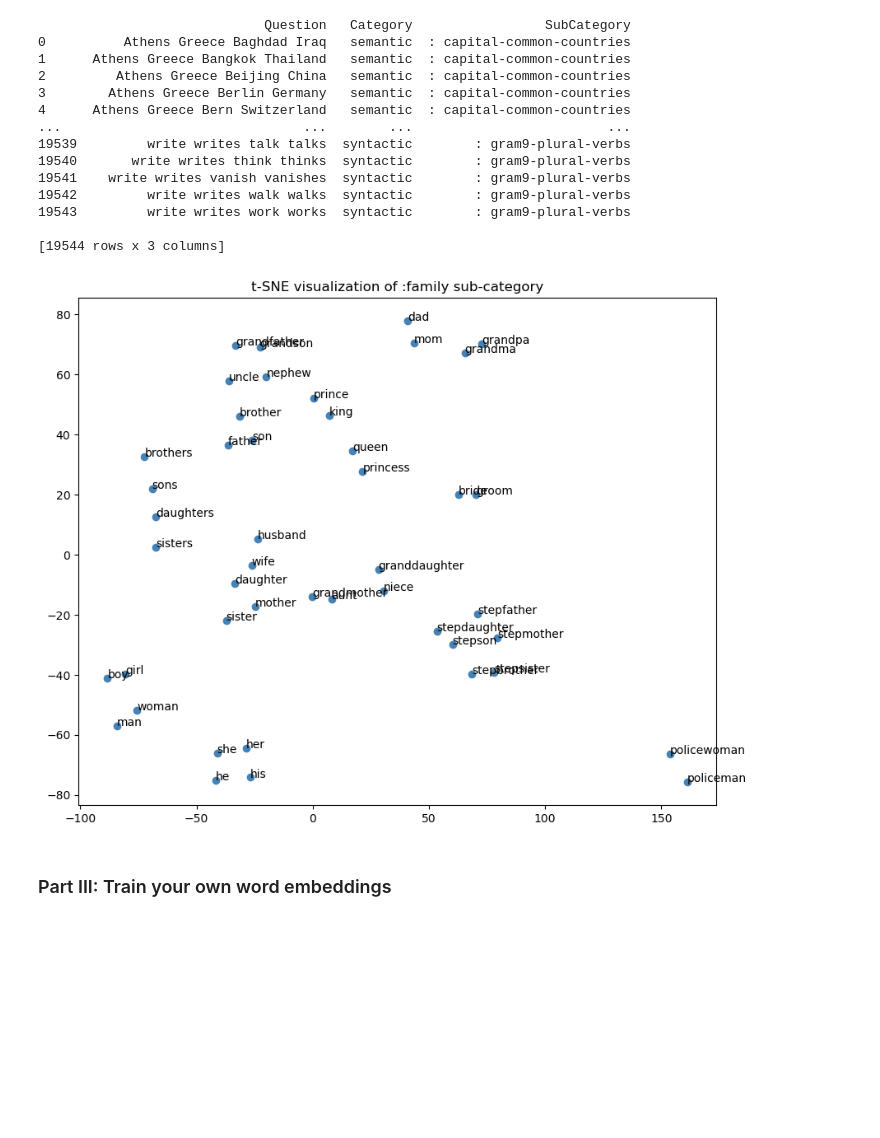
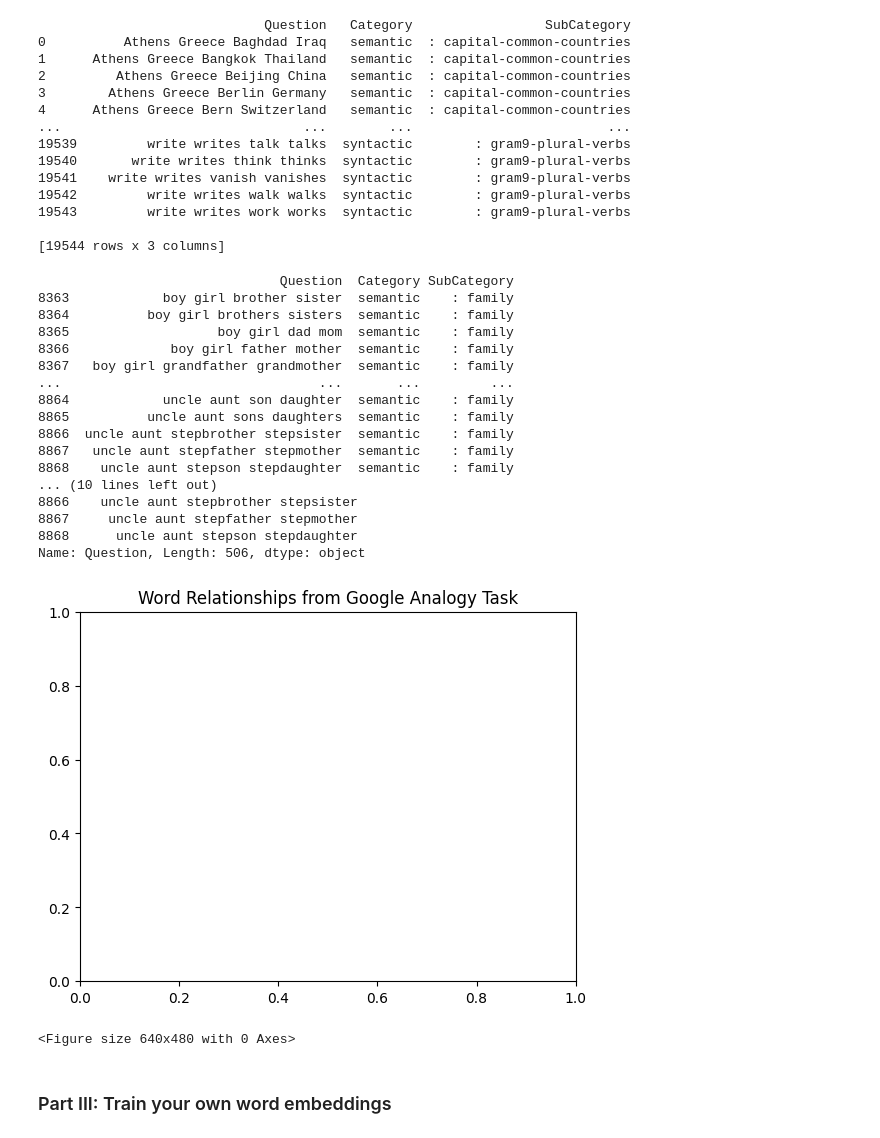
Before and after one commit to VictorSwankyTiger/NTHU_Natural_Language_Processing, a Jupyter notebook: 2025/Assignments/Assignment1/main.ipynb, the cells around one changed output. Cells and saved outputs as stored; diff of their text form; code cells hidden in the pictures; blank space fills up the shorter version.

```diff
--- a/2025/Assignments/Assignment1/main.ipynb
+++ b/2025/Assignments/Assignment1/main.ipynb
@@ -186,44 +211,48 @@ print(data)
 19543         write writes work works  syntactic        : gram9-plural-verbs
 
 [19544 rows x 3 columns]
-# %%
-# Collect words from Google Analogy dataset
-
-# TODO3: Plot t-SNE for the words in the SUB_CATEGORY `: family`
-import numpy as np
-import matplotlib.pyplot as plt
-from sklearn.manifold import TSNE
-
-family_df = df[df["SubCategory"] == ": family"]
-
-words = set()
-for line in family_df["Question"]:
-    parts = line.strip().split()
-    if len(parts) == 4:
-        words.update(parts)
-
-# Keep only words that exist in the embedding model
-words = [w for w in words if w in model]
-
-# Convert to numpy array
-vectors = np.array([model[w] for w in words])
-
-# Run t-SNE
-tsne = TSNE(n_components=2, random_state=42, perplexity=5, max_iter=1000)
-embeddings_2d = tsne.fit_transform(vectors)
-
-# Plot
-plt.figure(figsize=(10, 8))
-plt.scatter(embeddings_2d[:, 0], embeddings_2d[:, 1], c="steelblue")
-
-for i, word in enumerate(words):
-    plt.annotate(word, (embeddings_2d[i, 0], embeddings_2d[i, 1]))
-
-plt.title("Word Relationships from Google Analogy Task")
-plt.show()
-plt.savefig("word_relationships.png", bbox_inches="tight")
-# %% [output]
-[figure, removed]
+# %%
+# Collect words from Google Analogy dataset
+SUB_CATEGORY = ": family"
+
+# TODO3: Plot t-SNE for the words in the SUB_CATEGORY `: family`
+target = data[data["SubCategory"] == SUB_CATEGORY]
+print(target)
+target_words = target["Question"]
+print(target_words)
+
+##print(preds,golds)
+tsne  = TSNE(n_components = 2, random_state = 0)
+target_words = [w for w in target_words if w in model]
+
+##https://scikit-learn.org/stable/modules/generated/sklearn.manifold.TSNE.html
+##https://ithelp.ithome.com.tw/articles/10270170?sc=rss.iron
+##https://blog.csdn.net/boyames/article/details/115342107
+
+
+plt.title("Word Relationships from Google Analogy Task")
+plt.show()
+plt.savefig("word_relationships.png", bbox_inches="tight")
+# %% [output]
+                               Question  Category SubCategory
+8363            boy girl brother sister  semantic    : family
+8364          boy girl brothers sisters  semantic    : family
+8365                   boy girl dad mom  semantic    : family
+8366             boy girl father mother  semantic    : family
+8367   boy girl grandfather grandmother  semantic    : family
+...                                 ...       ...         ...
+8864            uncle aunt son daughter  semantic    : family
+8865          uncle aunt sons daughters  semantic    : family
+8866  uncle aunt stepbrother stepsister  semantic    : family
+8867   uncle aunt stepfather stepmother  semantic    : family
+8868    uncle aunt stepson stepdaughter  semantic    : family
+... (10 lines left out)
+8866    uncle aunt stepbrother stepsister
+8867     uncle aunt stepfather stepmother
+8868      uncle aunt stepson stepdaughter
+Name: Question, Length: 506, dtype: object
+[figure, added]
+<Figure size 640x480 with 0 Axes>
 # %% [markdown]
 ### Part III: Train your own word embeddings
 # %% [markdown]
```
Also changed, not shown: parts of 9 cells of this notebook.
